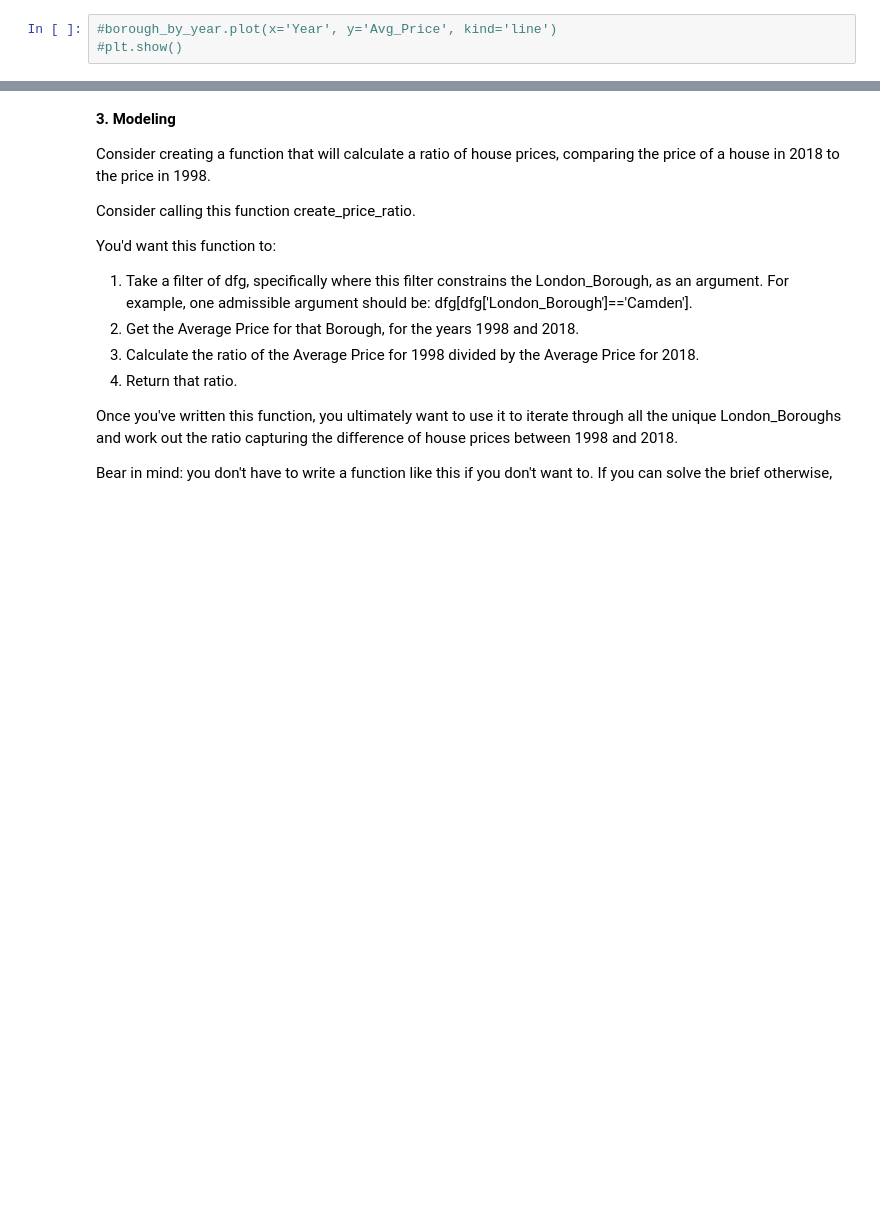
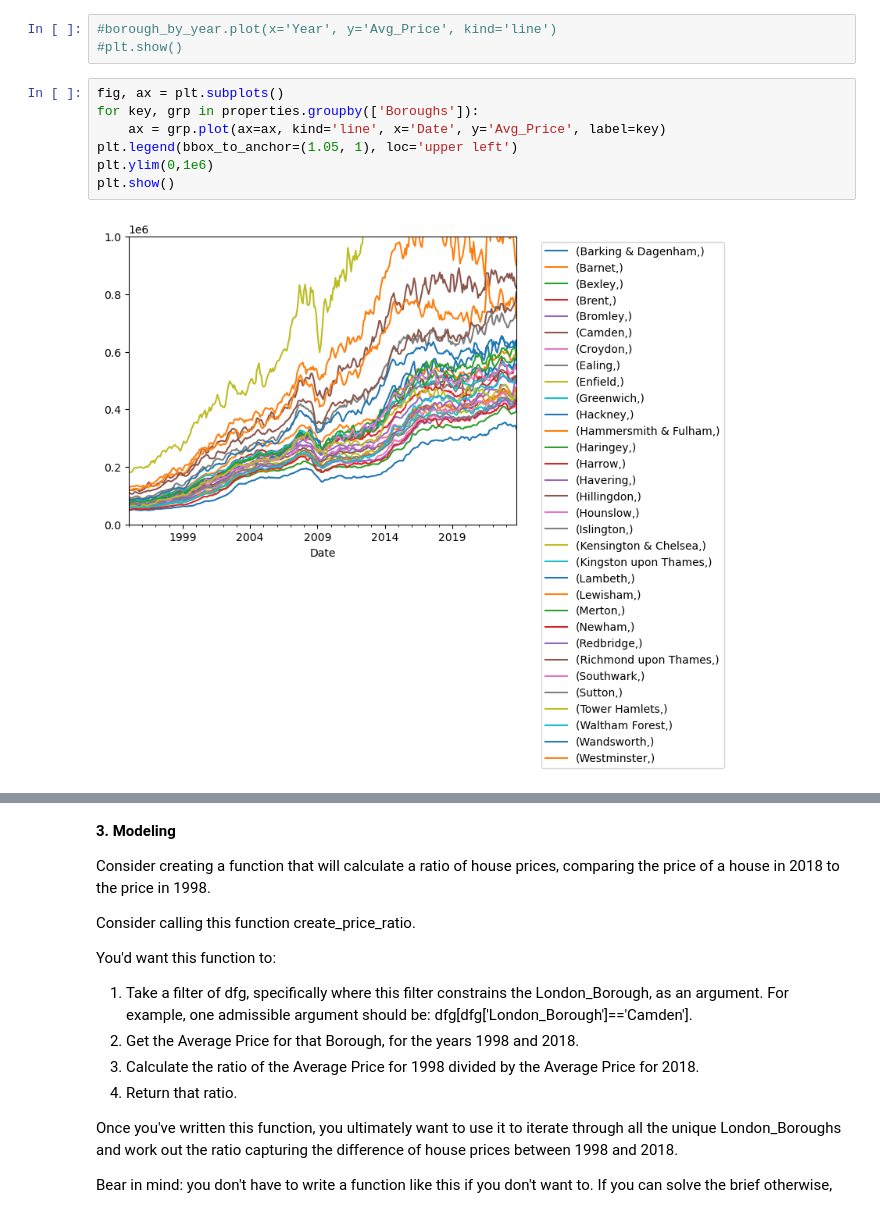
Before and after one commit to gabbycjames/BootcampPortfolio, a Jupyter notebook: London Housing Case Study - Tier 3.ipynb, the cells around one changed output, grey strips where cells are left out. Cells and saved outputs as stored; diff of their text form; blank space fills up the shorter version.

```diff
--- a/London Housing Case Study - Tier 3.ipynb
+++ b/London Housing Case Study - Tier 3.ipynb
@@ -401,3 +401,12 @@ Name: Avg_Price, dtype: float64
 # %%
 #borough_by_year.plot(x='Year', y='Avg_Price', kind='line')
 #plt.show()
+# %%
+fig, ax = plt.subplots()
+for key, grp in properties.groupby(['Boroughs']):
+    ax = grp.plot(ax=ax, kind='line', x='Date', y='Avg_Price', label=key)
+plt.legend(bbox_to_anchor=(1.05, 1), loc='upper left')
+plt.ylim(0,1e6)
+plt.show()
+# %% [output]
+[figure, added]
```
Also changed, not shown: parts of 10 cells of this notebook.
